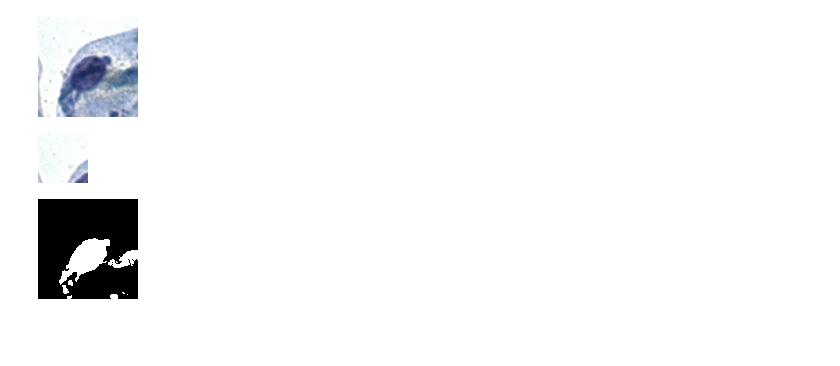
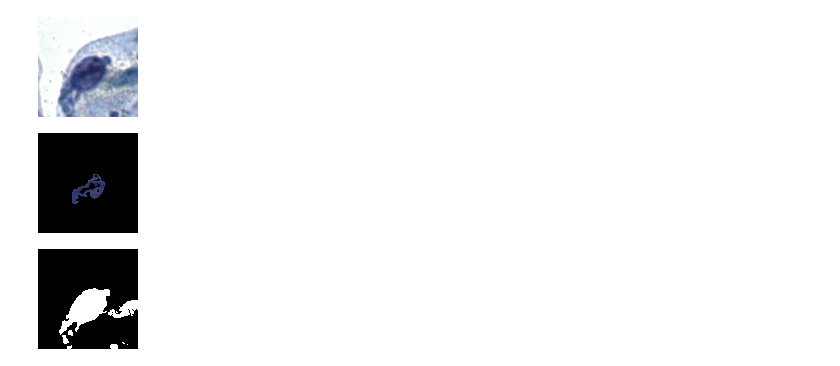
Before and after one commit to HenriqueCastros/pai-flower-nucleus, a Jupyter notebook: trab.ipynb, the cells around one changed output. Saved outputs shown, nothing was run; the diff lists cells and outputs as text; code cells hidden in the pictures; blank space fills up the shorter version.

```diff
--- a/trab.ipynb
+++ b/trab.ipynb
@@ -65,10 +67,41 @@ img = Image.fromarray(cropped_img)
 img
 # %% [output]
 [figure]
-# %%
-Image.fromarray(crop_image_around_point(np.array(img), 0, 0, 100))
-# %% [output]
-[figure, removed]
+# %%
+neighbors = [(1, 0), (-1, 0), (0, 1), (0, -1)]  # 4-connectivity
+
+# Create a mask to store segmented region
+height, width, _ = cropped_img.shape
+segmented = np.zeros_like(cropped_img, dtype=np.uint8)
+
+seed = (height//2, width//2)
+queue = [seed]
+
+# Get the color of the seed pixel
+seed_color = cropped_img[seed[0], seed[1]]
+
+while queue:
+    current_pixel = queue.pop(0)
+    x, y = current_pixel
+
+    # Check if the current pixel is within the image boundaries
+    if 0 <= x < height and 0 <= y < width:
+        # Check if the pixel has not been visited and has a similar color to the seed
+
+        if np.all(segmented[x, y] == 0) and np.all(np.abs(cropped_img[x, y].astype(np.int64) - seed_color.astype(np.int64)) < [20, 20, 20]):
+            # Add the current pixel to the segmented region
+            segmented[x, y] = cropped_img[x, y]
+            # segmented[x, y] = (255,255,255)
+
+            # Add neighbors to the queue for further processing
+            for neighbor in neighbors:
+                queue.append((x + neighbor[0], y + neighbor[1]))
+        # else:
+        #     print(current_pixel, cropped_img[x, y], seed_color, cropped_img[x, y].astype(np.int64) - seed_color.astype(np.int64), np.any(np.abs(cropped_img[x, y] - seed_color) < [20, 20, 20]))
+# %%
+Image.fromarray(segmented)
+# %% [output]
+[figure, added]
 # %%
 binary = binary(cropped_img, 127, invert=True)
 Image.fromarray(binary)
```
Also changed, not shown: parts of 12 cells of this notebook, 1 other file.
